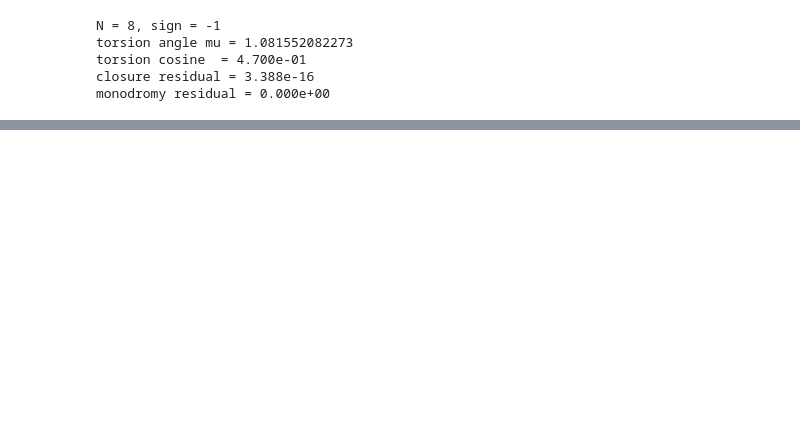
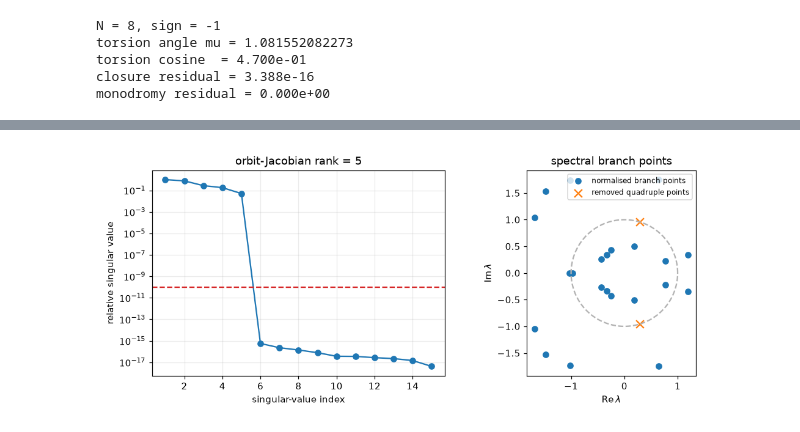
Before and after one commit to shizuo-kaji/Kaleidocycle, a Jupyter notebook: python/notebooks/IntegrableDeformations.ipynb, the cells around one changed output, grey strips where cells are left out. Cells and saved outputs as stored; diff of their text form; code cells hidden in the pictures; blank space fills up the shorter version.

```diff
--- a/python/notebooks/IntegrableDeformations.ipynb
+++ b/python/notebooks/IntegrableDeformations.ipynb
@@ -159,0 +514,96 @@ X2 - lambda X1: 6.526e-07
+# %%
+generic_k15 = load_sample("generic_k15_noncritical")
+generic_k15_initial = framed_polygon_from_binormals(
+    generic_k15.hinges, torsion_tolerance=1e-7
+)
+generic_k15_kappa = generic_k15_initial.curvatures
+generic_k15_sigma = generic_k15_initial.sign
+
+cayley_hamilton_bound = generic_k15_kappa.size
+orbit_jacobian = hierarchy_orbit_jacobian(
+    generic_k15_kappa,
+    count=cayley_hamilton_bound,
+    sign=generic_k15_sigma,
+)
+flow_norms = np.linalg.norm(orbit_jacobian, axis=0)
+normalised_orbit_jacobian = orbit_jacobian / flow_norms
+orbit_singular_values = np.linalg.svd(
+    normalised_orbit_jacobian, compute_uv=False
+)
+relative_singular_values = orbit_singular_values / orbit_singular_values[0]
+rank_tolerance = 1e-10
+orbit_rank = int(np.sum(relative_singular_values > rank_tolerance))
+
+generic_recurrence_error = np.linalg.norm(
+    variational_recurrence_residual(
+        generic_k15_kappa, sign=generic_k15_sigma
+    )
+) / np.linalg.norm(generic_k15_kappa)
+spectral_curve = spectral_curve_diagnostics(
+    generic_k15_kappa,
+    sign=generic_k15_sigma,
+    torsion_angle=generic_k15_initial.torsion_angle,
+)
+
+print(f"Cayley--Hamilton field bound: {cayley_hamilton_bound}")
+print(f"relative critical-recurrence residual: {generic_recurrence_error:.3e}")
+print(f"orbit-Jacobian rank: {orbit_rank}")
+print("relative singular values:")
+print(np.array2string(relative_singular_values, precision=3))
+print(f"spectral arithmetic genus: {spectral_curve.arithmetic_genus}")
+print(f"normalised spectral genus: {spectral_curve.geometric_genus}")
+print(f"reciprocal quotient genus: {spectral_curve.quotient_genus}")
+print(f"Prym dimension: {spectral_curve.prym_dimension}")
+print(
+    "closed-curve factor residual: "
+    f"{spectral_curve.singular_factor_residual:.3e}"
+)
+print(
+    "normalised branch-point separation: "
+    f"{spectral_curve.minimum_root_separation:.3e}"
+)
+
+normalised_branch_points = np.roots(
+    spectral_curve.normalised_branch_coefficients
+)
+removed_branch_points = np.exp(
+    1j * np.array(
+        [generic_k15_initial.torsion_angle, -generic_k15_initial.torsion_angle]
+    )
+)
+figure, axes = plt.subplots(1, 2, figsize=(10, 4))
+axes[0].semilogy(
+    range(1, cayley_hamilton_bound + 1),
+    relative_singular_values,
+    marker="o",
+)
+axes[0].axhline(rank_tolerance, color="tab:red", linestyle="--")
+axes[0].set(xlabel="singular-value index", ylabel="relative singular value")
+axes[0].set_title(f"orbit-Jacobian rank = {orbit_rank}")
+axes[0].grid(alpha=0.25)
+
+unit_circle_angle = np.linspace(0.0, 2.0 * np.pi, 300)
+axes[1].plot(
+    np.cos(unit_circle_angle),
+    np.sin(unit_circle_angle),
+    color="0.7",
+    linestyle="--",
+)
+axes[1].scatter(
+    normalised_branch_points.real,
+    normalised_branch_points.imag,
+    label="normalised branch points",
+)
+axes[1].scatter(
+    removed_branch_points.real,
+    removed_branch_points.imag,
+    marker="x",
+    s=70,
+    label="removed quadruple points",
+)
+axes[1].set(xlabel=r"$\operatorname{Re}\lambda$", ylabel=r"$\operatorname{Im}\lambda$")
+axes[1].set_title("spectral branch points")
+axes[1].set_aspect("equal")
+axes[1].legend(fontsize=8)
+figure.tight_layout()
+# %% [output]
@@ -160 +623,2 @@ X2 - lambda X1: 6.526e-07
+[figure, added]
 # %% [markdown]
```
Also changed, not shown: parts of 31 cells of this notebook, 43 other files.
